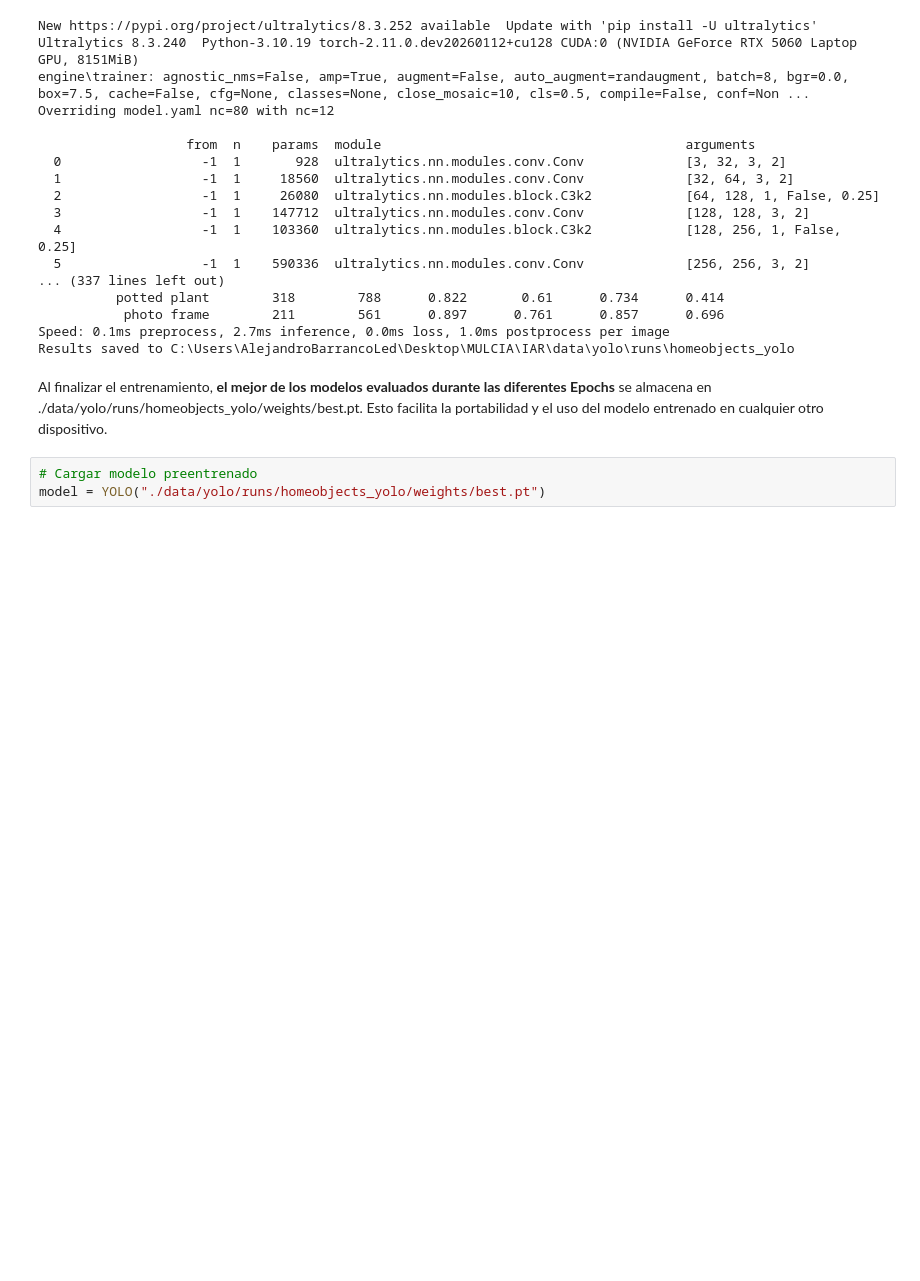
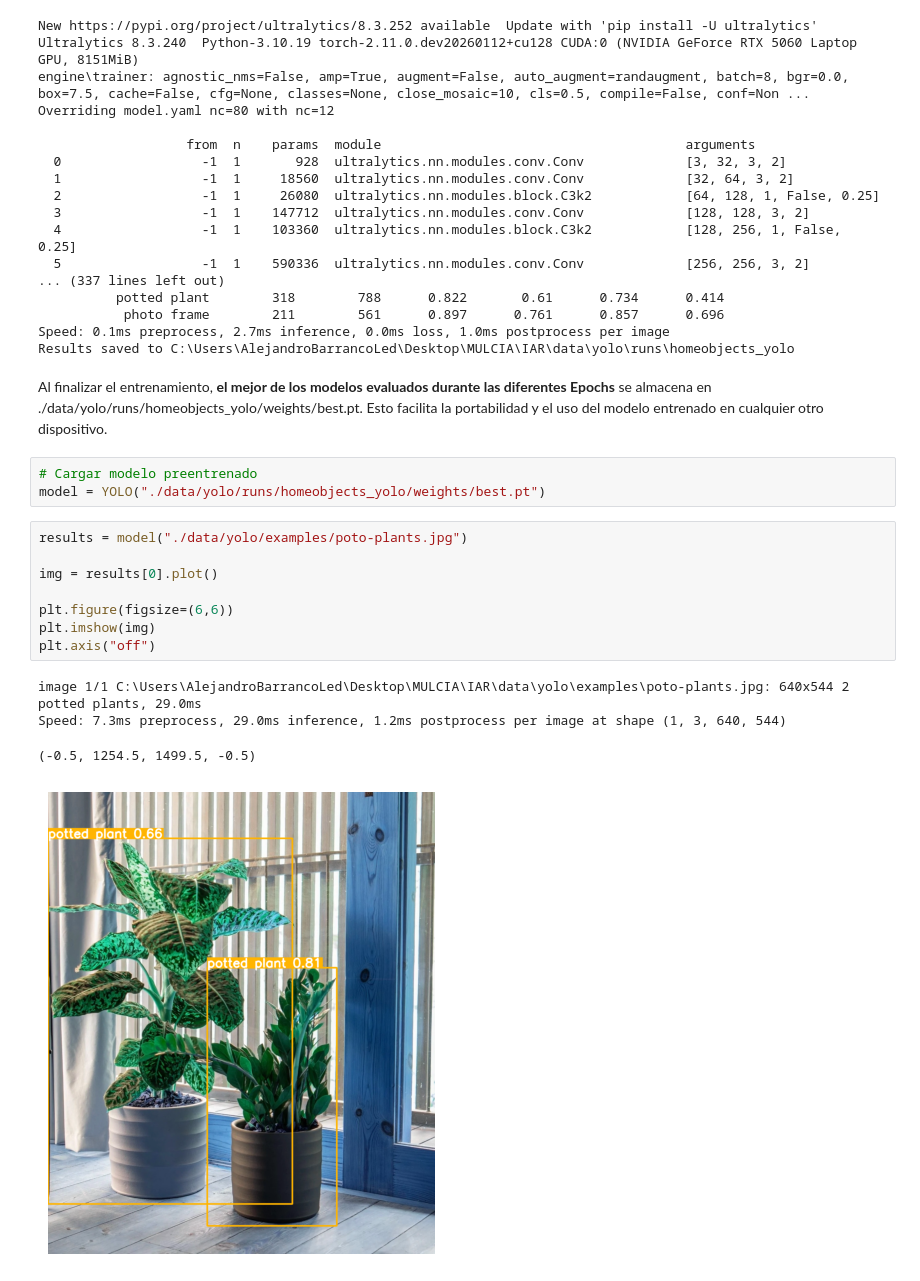
Before and after one commit to alebarrancoledesma/IAR_vision, a Jupyter notebook: IAR_vision.ipynb, the cells around one changed output. Saved outputs shown, nothing was run; the diff lists cells and outputs as text; blank space fills up the shorter version.

```diff
--- a/IAR_vision.ipynb
+++ b/IAR_vision.ipynb
@@ -210,4 +210,17 @@ Al finalizar el entrenamiento, **el mejor de los modelos evaluados durante las d
 # %%
 # Cargar modelo preentrenado
 model = YOLO("./data/yolo/runs/homeobjects_yolo/weights/best.pt")
+# %%
+results = model("./data/yolo/examples/poto-plants.jpg")
+
+img = results[0].plot()
+
+plt.figure(figsize=(6,6))
+plt.imshow(img)
+plt.axis("off")
+# %% [output]
+image 1/1 C:\Users\AlejandroBarrancoLed\Desktop\MULCIA\IAR\data\yolo\examples\poto-plants.jpg: 640x544 2 potted plants, 29.0ms
+Speed: 7.3ms preprocess, 29.0ms inference, 1.2ms postprocess per image at shape (1, 3, 640, 544)
+(-0.5, 1254.5, 1499.5, -0.5)
+[figure, added]
 # %%
```
Also changed, not shown: parts of 6 cells of this notebook, 2 other files.
